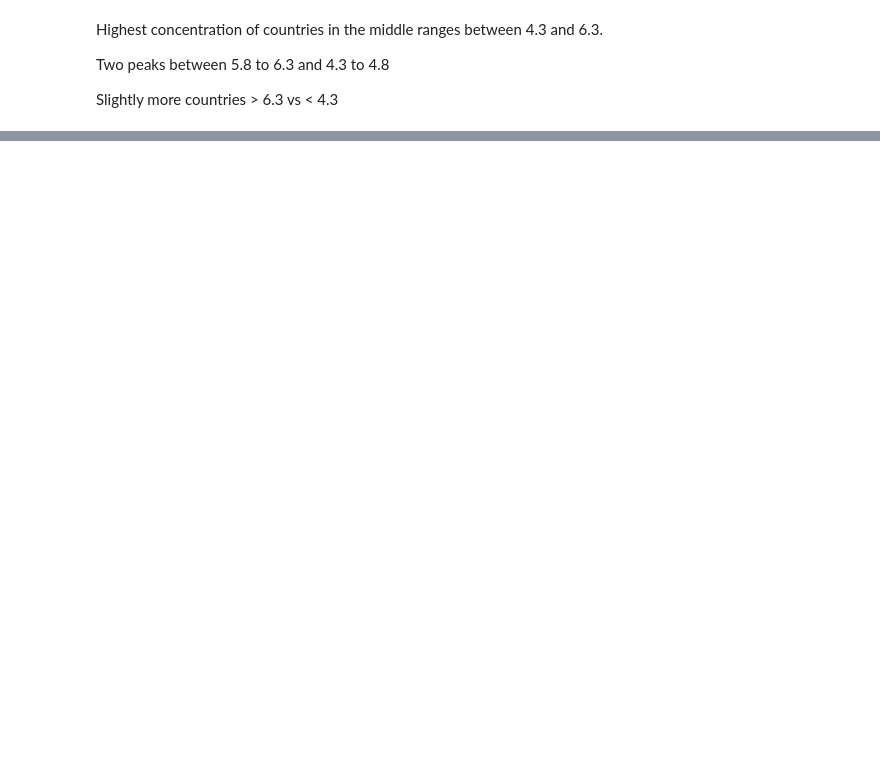
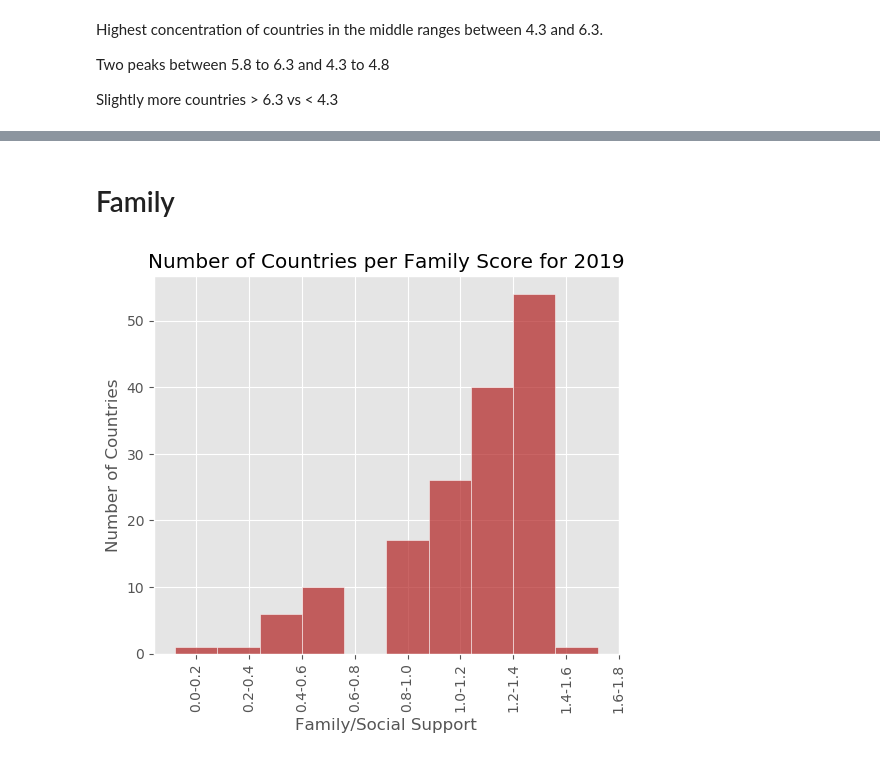
Before and after one commit to Monalipatel/Project-1-, a Jupyter notebook: Histogram.ipynb, the cells around one changed output, grey strips where cells are left out. Drawn from its saved outputs; the diff is of its cells as text; code cells hidden in the pictures; blank space fills up the shorter version.

```diff
--- a/Histogram.ipynb
+++ b/Histogram.ipynb
@@ -48,0 +100,30 @@ Slightly more countries > 6.3 vs < 4.3
+# %% [markdown]
+# Family
+# %%
+# create Histogram
+
+fam_df = df_2019
+fam_df = fam_df.sort_values("Family/Social Support", ascending=True)
+
+# Create the bins in which Data will be held for ages
+bins = [0.0,0.2,0.4,0.6,0.8,1.0,1.2,1.4,1.6,1.8]
+# Create the names for the  bins
+group_names = ["0.0-0.2", "0.2-0.4", "0.4-0.6", "0.6-0.8", "0.8-1.0", "1.0-1.2", "1.2-1.4", "1.4-1.6","1.6-1.8"]
+# Cut them
+fam_df["Family"] = pd.cut(fam_df["Family/Social Support"], bins, labels=group_names, include_lowest=True)
+
+
+
+#Create Histogram
+plt.figure(figsize=(6, 5), dpi=100)
+plt.style.use("ggplot")
+plt.hist(fam_df.Family, color="firebrick", alpha=0.70, ec="white", align="left")
+plt.xlabel("Family/Social Support")
+plt.ylabel("Number of Countries")
+plt.xticks(rotation=90)
+plt.title("Number of Countries per Family Score for 2019")
+png_filepath = "Images/Family_histogram.png"
+plt.savefig(png_filepath)
+plt.show()
+# %% [output]
+[figure, added]
```
Also changed, not shown: parts of 11 cells of this notebook, 21 other files.
